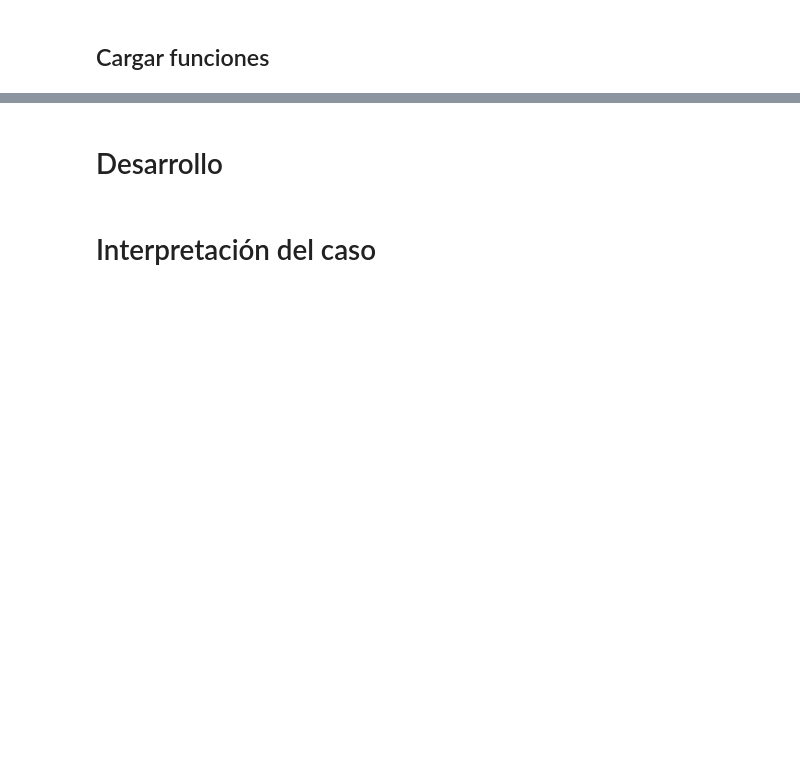
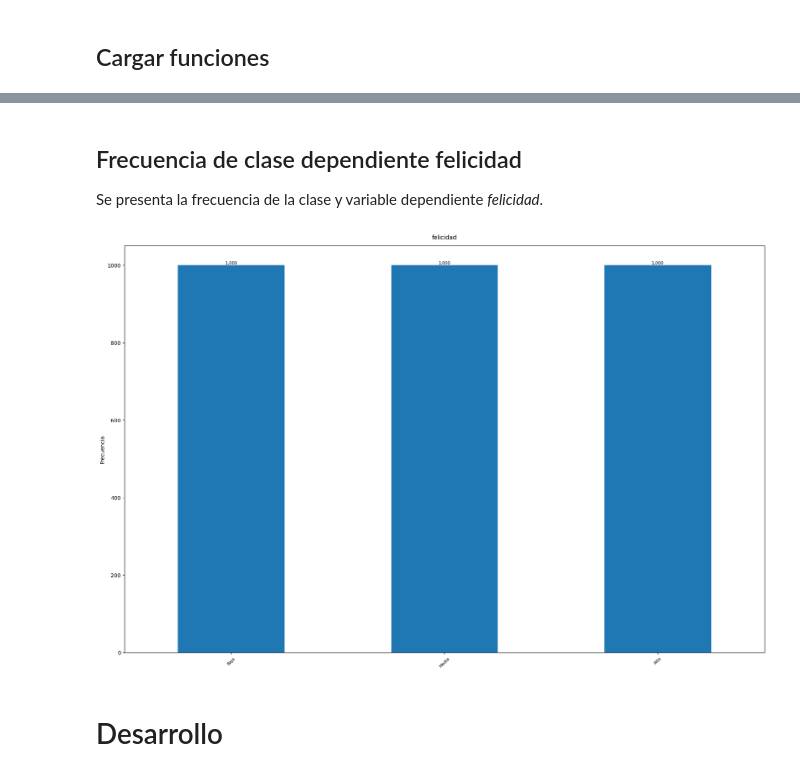
Before and after one commit to rpizarrog/Libro-Aprendizaje-Automatico.-Casos-de-Estudio-con-R-y-Python, a Jupyter notebook: Python NoteBooks/KNN_AdaBoost_Bayes_y_otros_clasificadores_datos_felicidad.ipynb, the cells around one changed output, grey strips where cells are left out. Drawn from its saved outputs; the diff is of its cells as text; code cells hidden in the pictures; blank space fills up the shorter version.

```diff
--- a/Python NoteBooks/KNN_AdaBoost_Bayes_y_otros_clasificadores_datos_felicidad.ipynb
+++ b/Python NoteBooks/KNN_AdaBoost_Bayes_y_otros_clasificadores_datos_felicidad.ipynb
@@ -47,0 +3311,4 @@ Se sigue la metodología y estructura de los anteriores casos de estudio y que f
+# %%
+url = "https://raw.githubusercontent.com/rpizarrog/Libro-Aprendizaje-Automatico.-Casos-de-Estudio-con-R-y-Python/refs/heads/main/datos/dataset_felicidad_estudiantes_mexico_3000.csv"
+datos = f_cargar_datos (url)
+f_visualizar_head_tail_reducido(f_redondear(datos))
@@ -47,0 +3332,2 @@ Se sigue la metodología y estructura de los anteriores casos de estudio y que f
+# %%
+datos = f_convertir_categorias(datos)
@@ -48,4 +3358,10 @@ Se sigue la metodología y estructura de los anteriores casos de estudio y que f
+# %% [markdown]
+## Frecuencia de clase dependiente felicidad
+
+Se presenta la frecuencia de la clase y variable dependiente *felicidad*.
+# %%
+f_frecuencias_clases(datos)
+# %% [output]
+[figure, added]
 # %% [markdown]
 # Desarrollo
-# %% [markdown]
-# Interpretación del caso
```
Also changed, not shown: parts of 46 cells of this notebook.
